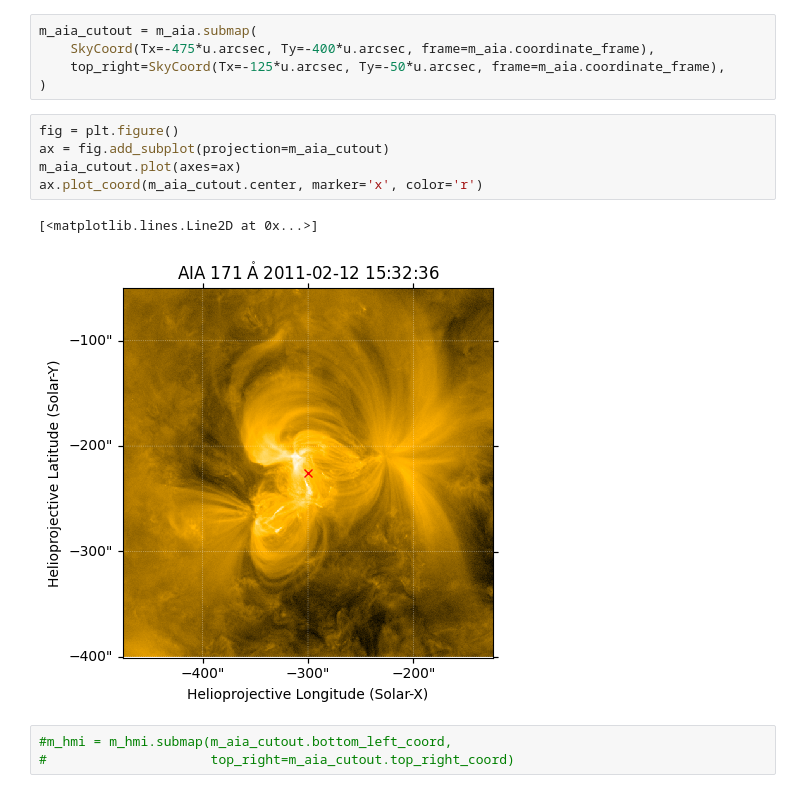
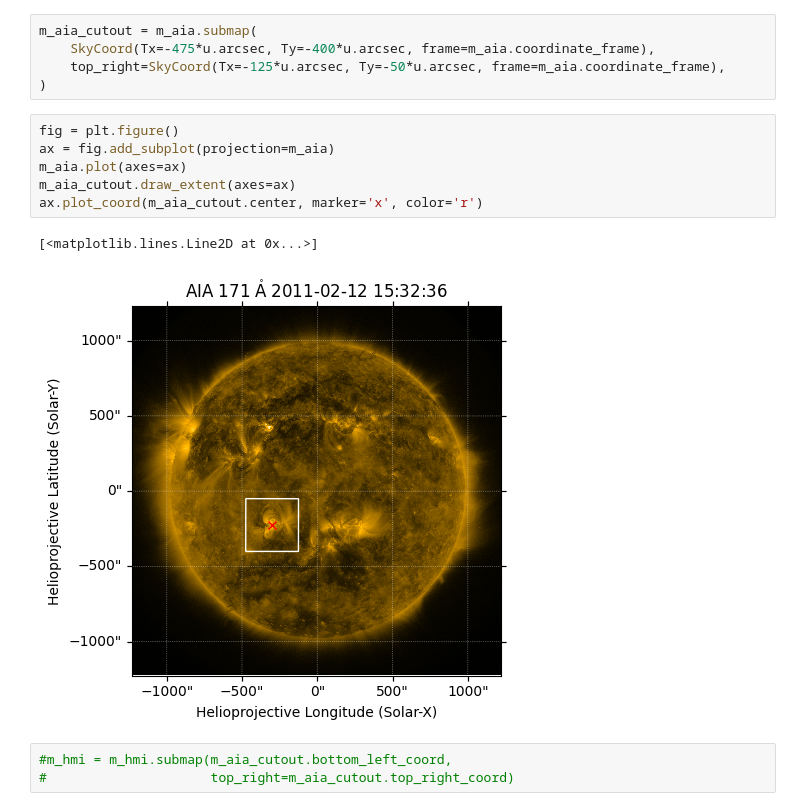
Before and after one commit to wtbarnes/active-region-evolution-study, a Jupyter notebook: notebooks/field-extrapolation-experiments.ipynb, the cells around one changed output. Cells and saved outputs as stored; diff of their text form.

```diff
--- a/notebooks/field-extrapolation-experiments.ipynb
+++ b/notebooks/field-extrapolation-experiments.ipynb
@@ -46,12 +46,13 @@ m_aia_cutout = m_aia.submap(
 )
 # %%
 fig = plt.figure()
-ax = fig.add_subplot(projection=m_aia_cutout)
-m_aia_cutout.plot(axes=ax)
+ax = fig.add_subplot(projection=m_aia)
+m_aia.plot(axes=ax)
+m_aia_cutout.draw_extent(axes=ax)
 ax.plot_coord(m_aia_cutout.center, marker='x', color='r')
 # %% [output]
 [<matplotlib.lines.Line2D at 0x...>]
-[figure, old version]
+[figure, new version]
 # %%
 #m_hmi = m_hmi.submap(m_aia_cutout.bottom_left_coord,
 #                     top_right=m_aia_cutout.top_right_coord)
```
Also changed, not shown: parts of 25 cells of this notebook, 1 other file.
